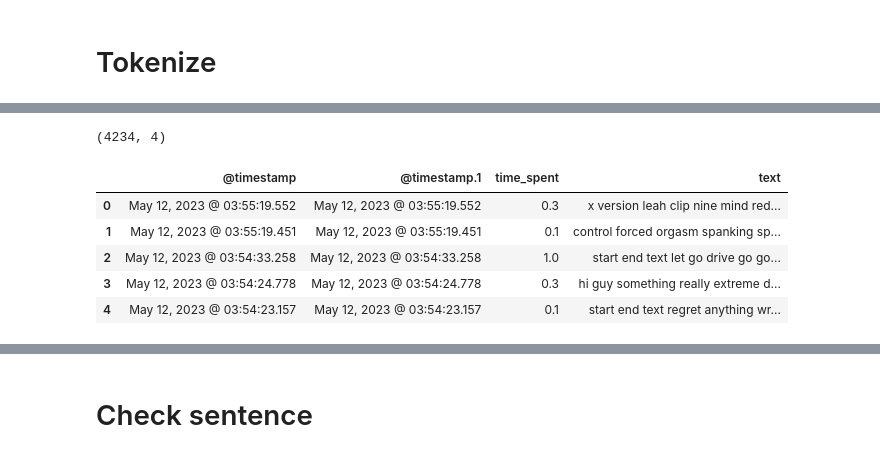
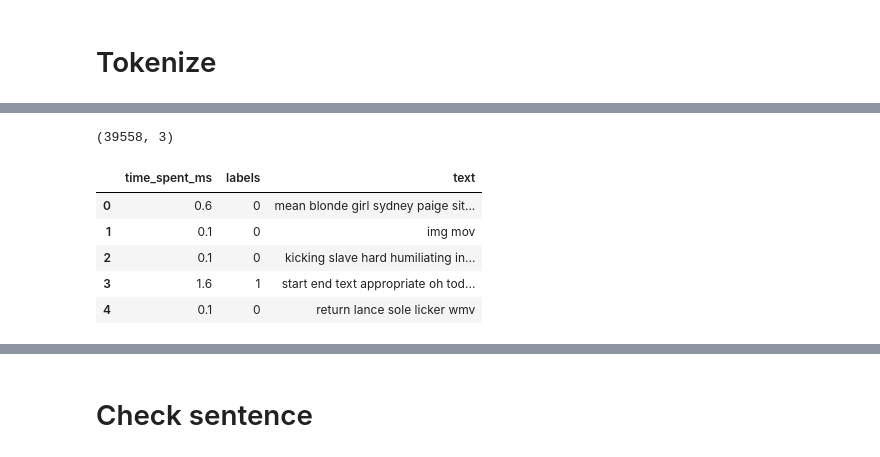
Before and after one commit to adwiza/datascience_skillbox, a Jupyter notebook: BW_project/BW_TEXT_PREP-W2V-TF-wo_HTML.ipynb, the cells around one changed output, grey strips where cells are left out. Saved outputs shown, nothing was run; the diff lists cells and outputs as text; code cells hidden in the pictures.

```diff
--- a/BW_project/BW_TEXT_PREP-W2V-TF-wo_HTML.ipynb
+++ b/BW_project/BW_TEXT_PREP-W2V-TF-wo_HTML.ipynb
@@ -409,3 +790,3 @@ df.head()
 # %%
-# df_neg.dropna(inplace=True)
-# df_neg.head()
+df_neg.dropna(inplace=True)
+df_neg.head()
@@ -412,5 +800,5 @@ df.head()
 # %%
-# df_pos['text'] = df_pos.apply(lambda row: clean_text(row.raw_text), axis=1)
-# df_neg['text'] = df_neg.apply(lambda row: clean_text(row.raw_text), axis=1)
-df['text'] = df.apply(lambda row: clean_text(row.raw_text), axis=1)
+df_pos['text'] = df_pos.apply(lambda row: clean_text(row.raw_text), axis=1)
+df_neg['text'] = df_neg.apply(lambda row: clean_text(row.raw_text), axis=1)
+df_val['text'] = df_val.apply(lambda row: clean_text(row.raw_text), axis=1)
 # %%
@@ -429,5 +831,5 @@ df.head()
 # %%
-# df_pos.drop('raw_text', axis=1, inplace=True)
-# df_neg.drop('raw_text', axis=1, inplace=True)
-df.drop('raw_text', axis=1, inplace=True)
+df_pos.drop('raw_text', axis=1, inplace=True)
+df_neg.drop('raw_text', axis=1, inplace=True)
+df_val.drop('raw_text', axis=1, inplace=True)
 # %%
@@ -435,15 +839,20 @@ df.drop('raw_text', axis=1, inplace=True)
 # %%
-# df = pd.concat([df_pos, df_neg], ignore_index=True)
-df.shape
+from sklearn.utils import shuffle
+RANDOM_STATE = 42
+
+df_tra = pd.concat([df_pos, df_neg], ignore_index=True)
+df_tra = shuffle(df_tra, random_state=RANDOM_STATE).reset_index(drop=True)
+
+df_tra.shape
 # %% [output]
-(4234, 4)
+(39558, 3)
 # %%
-df.head()
+df_tra.head()
 # %% [output]
-|  | @timestamp | @timestamp.1 | time_spent | text |
-| 0 | May 12, 2023 @ 03:55:19.552 | May 12, 2023 @ 03:55:19.552 | 0.3 | x version leah clip nine mind red... |
-| 1 | May 12, 2023 @ 03:55:19.451 | May 12, 2023 @ 03:55:19.451 | 0.1 | control forced orgasm spanking sp... |
-| 2 | May 12, 2023 @ 03:54:33.258 | May 12, 2023 @ 03:54:33.258 | 1.0 | start end text let go drive go go... |
-| 3 | May 12, 2023 @ 03:54:24.778 | May 12, 2023 @ 03:54:24.778 | 0.3 | hi guy something really extreme d... |
-| 4 | May 12, 2023 @ 03:54:23.157 | May 12, 2023 @ 03:54:23.157 | 0.1 | start end text regret anything wr... |
+|  | time_spent_ms | labels | text |
+| 0 | 0.6 | 0 | mean blonde girl sydney paige sit... |
+| 1 | 0.1 | 0 | img mov |
+| 2 | 0.1 | 0 | kicking slave hard humiliating in... |
+| 3 | 1.6 | 1 | start end text appropriate oh tod... |
+| 4 | 0.1 | 0 | return lance sole licker wmv |
 # %%
```
Also changed, not shown: parts of 142 cells of this notebook, 5 other files.
